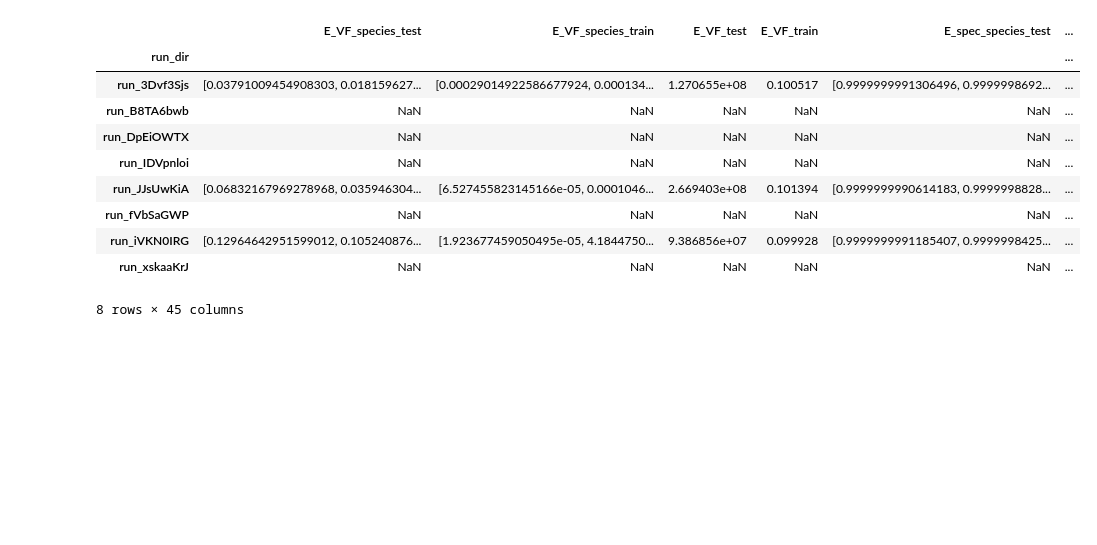
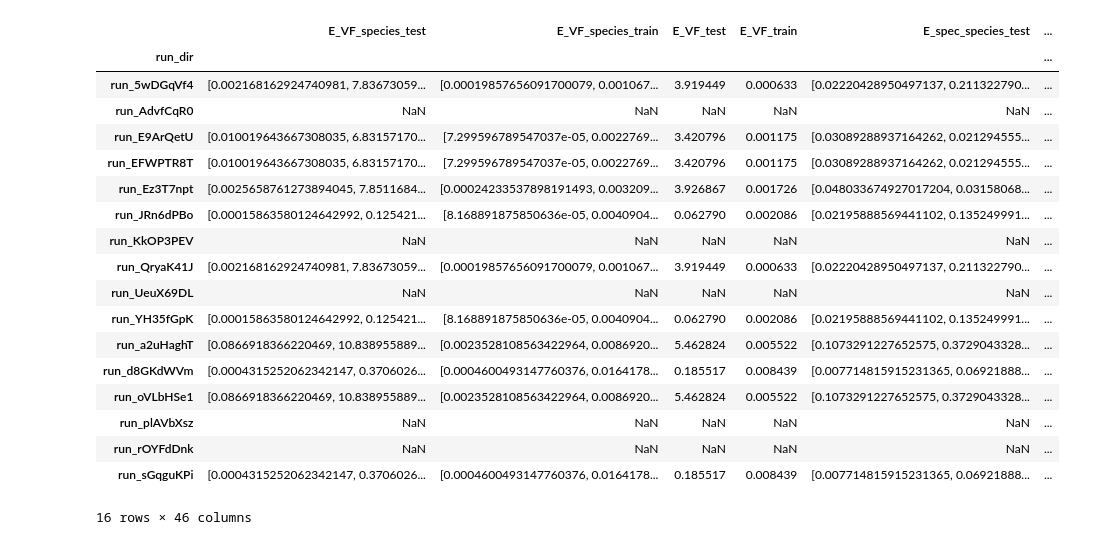
Before and after one commit to xenakistheo/BVPsolver, a Jupyter notebook: analysis/initial_analysis.ipynb, the cells around one changed output. Drawn from its saved outputs; the diff is of its cells as text; code cells hidden in the pictures; blank space fills up the shorter version.

```diff
--- a/analysis/initial_analysis.ipynb
+++ b/analysis/initial_analysis.ipynb
@@ -66,21 +66,30 @@ DB[["model", "training", "pretraining"]].drop_duplicates()
 | run_9zWKNJ3v | NaN | NaN | NaN |
 | run_Uve46cZI | stiff | NaN | NaN |
 # %%
+# DB = DB[DB["E_vf_species_train"] != "NaN"]
 nn = DB[(DB["problem"] == "vanderpol") & (DB["model"] == "stiff") & (DB["pretraining"] == "derivmatch") & (DB["training"] == "collocation")]
-nn = DB[(DB["problem"] == "pollu") & (DB["model"] == "stiff") & (DB["pretraining"] == "derivmatch") & (DB["training"] == "collocation")]
+# nn = DB[(DB["problem"] == "pollu") & (DB["model"] == "stiff") & (DB["pretraining"] == "derivmatch") & (DB["training"] == "collocation")]
 nn
 # %% [output]
 |  | E_VF_species_test | E_VF_species_train | E_VF_test | E_VF_train | E_spec_species_test | ... |
 | run_dir |  |  |  |  |  | ... |
-| run_3Dvf3Sjs | [0.03791009454908303, 0.018159627... | [0.00029014922586677924, 0.000134... | 1.270655e+08 | 0.100517 | [0.9999999991306496, 0.9999998692... | ... |
-| run_B8TA6bwb | NaN | NaN | NaN | NaN | NaN | ... |
-| run_DpEiOWTX | NaN | NaN | NaN | NaN | NaN | ... |
-| run_IDVpnloi | NaN | NaN | NaN | NaN | NaN | ... |
-| run_JJsUwKiA | [0.06832167969278968, 0.035946304... | [6.527455823145166e-05, 0.0001046... | 2.669403e+08 | 0.101394 | [0.9999999990614183, 0.9999998828... | ... |
-| run_fVbSaGWP | NaN | NaN | NaN | NaN | NaN | ... |
-| run_iVKN0IRG | [0.12964642951599012, 0.105240876... | [1.923677459050495e-05, 4.1844750... | 9.386856e+07 | 0.099928 | [0.9999999991185407, 0.9999998425... | ... |
-| run_xskaaKrJ | NaN | NaN | NaN | NaN | NaN | ... |
+| run_5wDGqVf4 | [0.002168162924740981, 7.83673059... | [0.00019857656091700079, 0.001067... | 3.919449 | 0.000633 | [0.02220428950497137, 0.211322790... | ... |
+| run_AdvfCqR0 | NaN | NaN | NaN | NaN | NaN | ... |
+| run_E9ArQetU | [0.010019643667308035, 6.83157170... | [7.299596789547037e-05, 0.0022769... | 3.420796 | 0.001175 | [0.03089288937164262, 0.021294555... | ... |
+| run_EFWPTR8T | [0.010019643667308035, 6.83157170... | [7.299596789547037e-05, 0.0022769... | 3.420796 | 0.001175 | [0.03089288937164262, 0.021294555... | ... |
+| run_Ez3T7npt | [0.0025658761273894045, 7.8511684... | [0.00024233537898191493, 0.003209... | 3.926867 | 0.001726 | [0.048033674927017204, 0.03158068... | ... |
+| run_JRn6dPBo | [0.00015863580124642992, 0.125421... | [8.168891875850636e-05, 0.0040904... | 0.062790 | 0.002086 | [0.02195888569441102, 0.135249991... | ... |
+| run_KkOP3PEV | NaN | NaN | NaN | NaN | NaN | ... |
+| run_QryaK41J | [0.002168162924740981, 7.83673059... | [0.00019857656091700079, 0.001067... | 3.919449 | 0.000633 | [0.02220428950497137, 0.211322790... | ... |
+| run_UeuX69DL | NaN | NaN | NaN | NaN | NaN | ... |
+| run_YH35fGpK | [0.00015863580124642992, 0.125421... | [8.168891875850636e-05, 0.0040904... | 0.062790 | 0.002086 | [0.02195888569441102, 0.135249991... | ... |
+| run_a2uHaghT | [0.0866918366220469, 10.838955889... | [0.0023528108563422964, 0.0086920... | 5.462824 | 0.005522 | [0.1073291227652575, 0.3729043328... | ... |
+| run_d8GKdWVm | [0.0004315252062342147, 0.3706026... | [0.0004600493147760376, 0.0164178... | 0.185517 | 0.008439 | [0.007714815915231365, 0.06921888... | ... |
+| run_oVLbHSe1 | [0.0866918366220469, 10.838955889... | [0.0023528108563422964, 0.0086920... | 5.462824 | 0.005522 | [0.1073291227652575, 0.3729043328... | ... |
+| run_plAVbXsz | NaN | NaN | NaN | NaN | NaN | ... |
+| run_rOYFdDnk | NaN | NaN | NaN | NaN | NaN | ... |
+| run_sGqguKPi | [0.0004315252062342147, 0.3706026... | [0.0004600493147760376, 0.0164178... | 0.185517 | 0.008439 | [0.007714815915231365, 0.06921888... | ... |
-8 rows × 45 columns
+16 rows × 46 columns
 # %%
 DB.keys()
 # %% [output]
```
Also changed, not shown: parts of 9 cells of this notebook, 33 other files.
